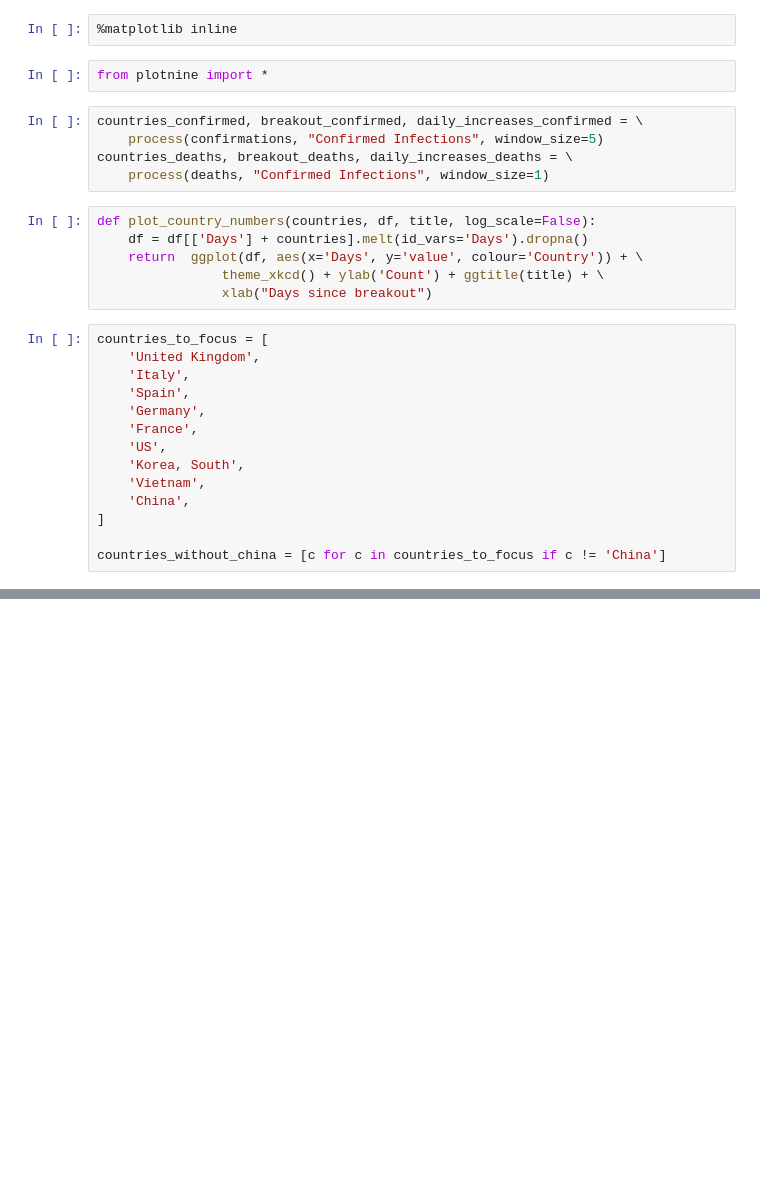
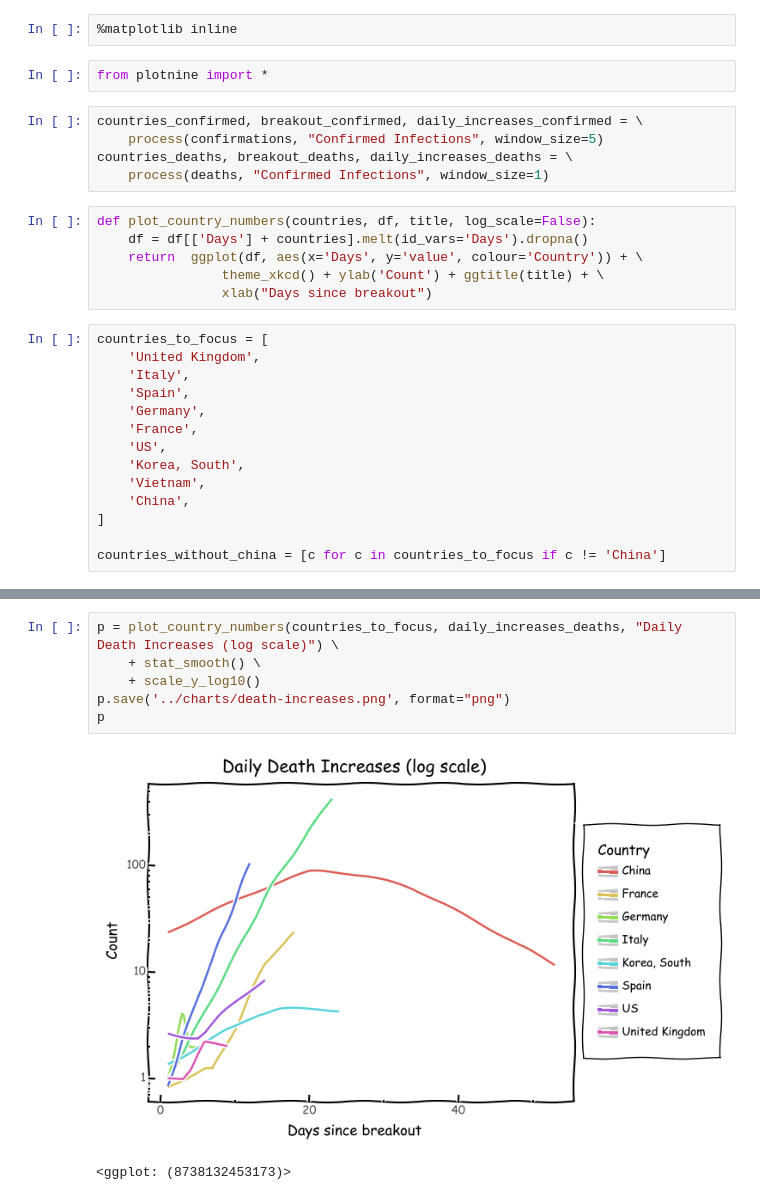
Before and after one commit to ashic/corona, a Jupyter notebook: notebooks/growth-rates.ipynb, the cells around one changed output, grey strips where cells are left out. Drawn from its saved outputs; the diff is of its cells as text; blank space fills up the shorter version.

```diff
--- a/notebooks/growth-rates.ipynb
+++ b/notebooks/growth-rates.ipynb
@@ -132,0 +142,9 @@ p
+# %%
+p = plot_country_numbers(countries_to_focus, daily_increases_deaths, "Daily Death Increases (log scale)") \
+    + stat_smooth() \
+    + scale_y_log10()
+p.save('../charts/death-increases.png', format="png")
+p
+# %% [output]
+[figure, added]
+<ggplot: (8738132453173)>
```
Also changed, not shown: parts of 9 cells of this notebook, 2 other files.
